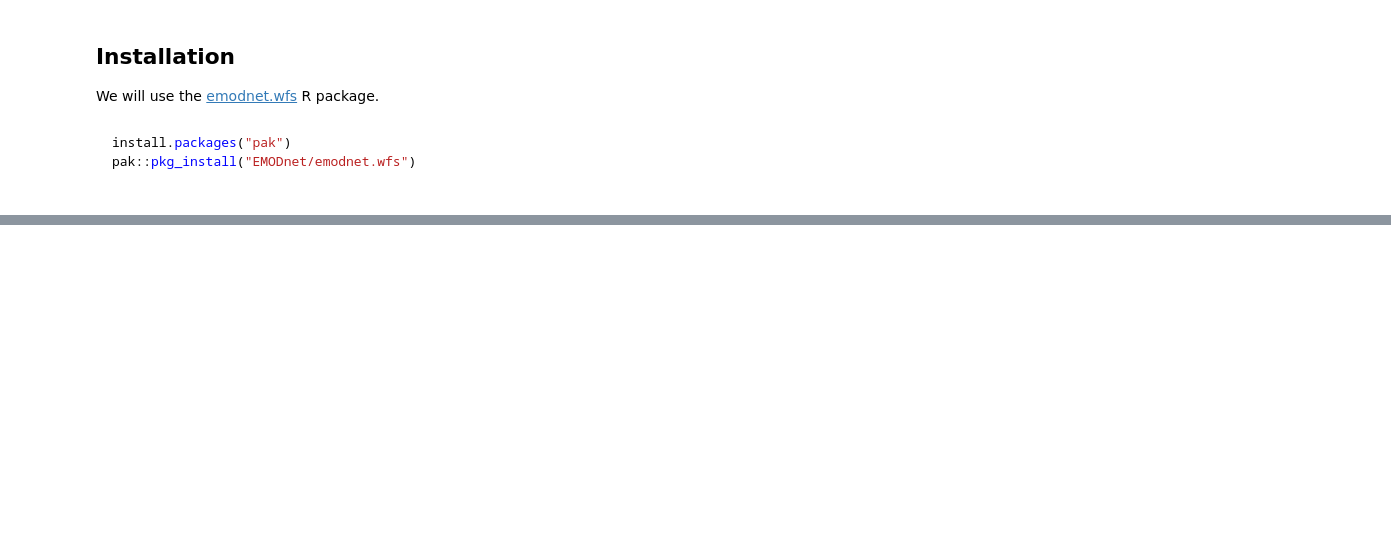
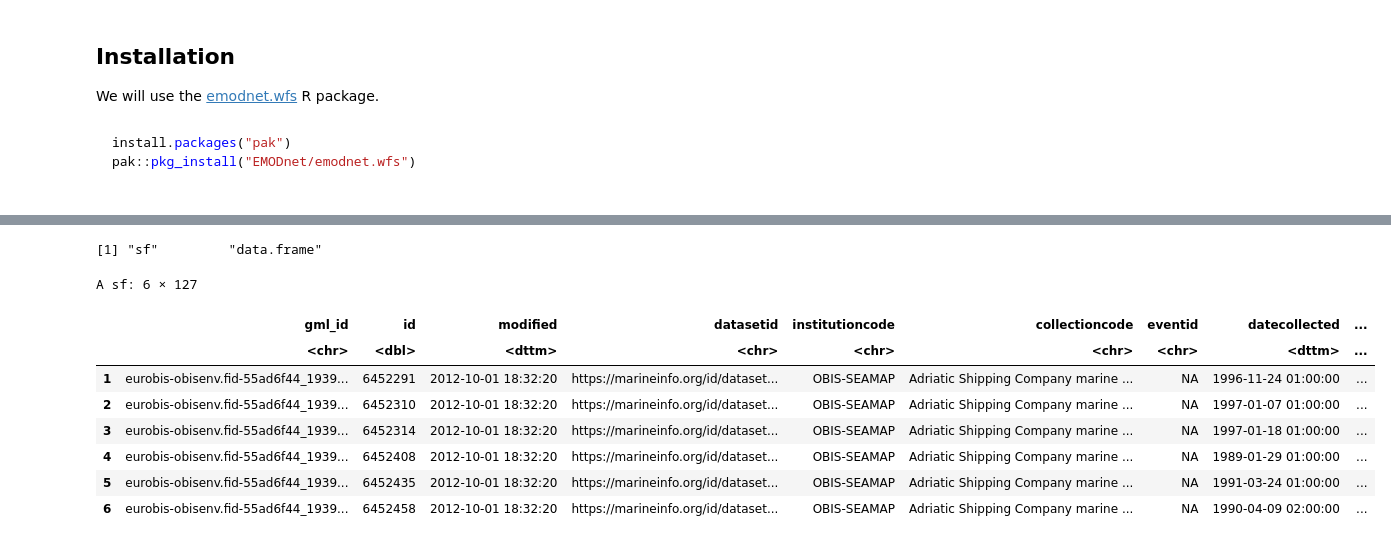
Before and after one commit to EMODnet/EMODnet-Biology-UN-Decade-webinar, a Jupyter notebook: notebooks/00_EMODnet_Biology_read_occurrence_data.ipynb, the cells around one changed output, grey strips where cells are left out. Drawn from its saved outputs; the diff is of its cells as text; code cells hidden in the pictures; blank space fills up the shorter version.

Commit message:
feat: first working version of occ data notebook

```diff
--- a/notebooks/00_EMODnet_Biology_read_occurrence_data.ipynb
+++ b/notebooks/00_EMODnet_Biology_read_occurrence_data.ipynb
@@ -142,0 +177,32 @@ You can find more information about the terms returned by each download type in
+# %%
+# Paste here your URL created with the EurOBIS download toolbox
+url <- "https://geo.vliz.be/geoserver/Dataportal/wfs?service=wfs&version=1.1.0&typeName=eurobis-obisenv&request=GetFeature&outputFormat=text%2Fcsv&viewParams=bounds%3Ageoid+%26%26+ARRAY%5B1905%5D%3Btaxaselection%3Amammals"
+
+# Extract the query using a regular expression
+query <- str_extract(url, "(?<=viewParams=)[^&]+")
+
+# Pass the query to viewParams argument and query eurobis full data and parameters
+df <- emodnet_get_layers(
+    wfs_bio,
+    layers = "eurobis-obisenv",
+    viewParams = query,
+    count = 6L, # Note you can limit the number of rows returned
+    simplify = TRUE
+)
+
+# Inspect the data
+df
+
+# Plot the data
+mapview(df)
+# %% [output]
+[1] "sf"         "data.frame"
+A sf: 6 × 127
+|  | gml_id | id | modified | datasetid | institutioncode | collectioncode | eventid | datecollected | ... |
+|  | <chr> | <dbl> | <dttm> | <chr> | <chr> | <chr> | <chr> | <dttm> | ... |
+| 1 | eurobis-obisenv.fid-55ad6f44_1939... | 6452291 | 2012-10-01 18:32:20 | https://marineinfo.org/id/dataset... | OBIS-SEAMAP | Adriatic Shipping Company marine ... | NA | 1996-11-24 01:00:00 | ... |
+| 2 | eurobis-obisenv.fid-55ad6f44_1939... | 6452310 | 2012-10-01 18:32:20 | https://marineinfo.org/id/dataset... | OBIS-SEAMAP | Adriatic Shipping Company marine ... | NA | 1997-01-07 01:00:00 | ... |
+| 3 | eurobis-obisenv.fid-55ad6f44_1939... | 6452314 | 2012-10-01 18:32:20 | https://marineinfo.org/id/dataset... | OBIS-SEAMAP | Adriatic Shipping Company marine ... | NA | 1997-01-18 01:00:00 | ... |
+| 4 | eurobis-obisenv.fid-55ad6f44_1939... | 6452408 | 2012-10-01 18:32:20 | https://marineinfo.org/id/dataset... | OBIS-SEAMAP | Adriatic Shipping Company marine ... | NA | 1989-01-29 01:00:00 | ... |
+| 5 | eurobis-obisenv.fid-55ad6f44_1939... | 6452435 | 2012-10-01 18:32:20 | https://marineinfo.org/id/dataset... | OBIS-SEAMAP | Adriatic Shipping Company marine ... | NA | 1991-03-24 01:00:00 | ... |
+| 6 | eurobis-obisenv.fid-55ad6f44_1939... | 6452458 | 2012-10-01 18:32:20 | https://marineinfo.org/id/dataset... | OBIS-SEAMAP | Adriatic Shipping Company marine ... | NA | 1990-04-09 02:00:00 | ... |
```
Also changed, not shown: parts of 29 cells of this notebook, 1 other file.
